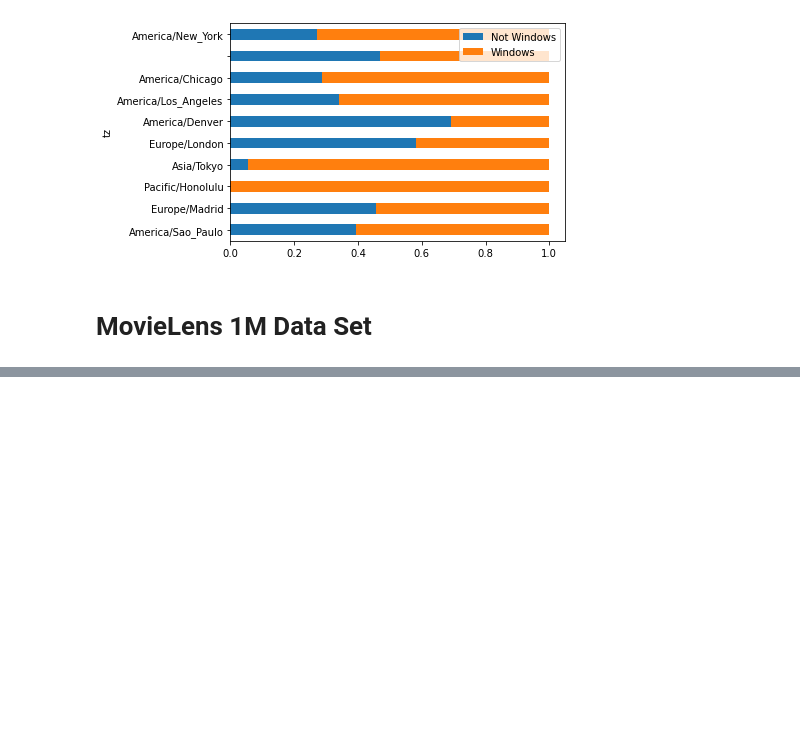
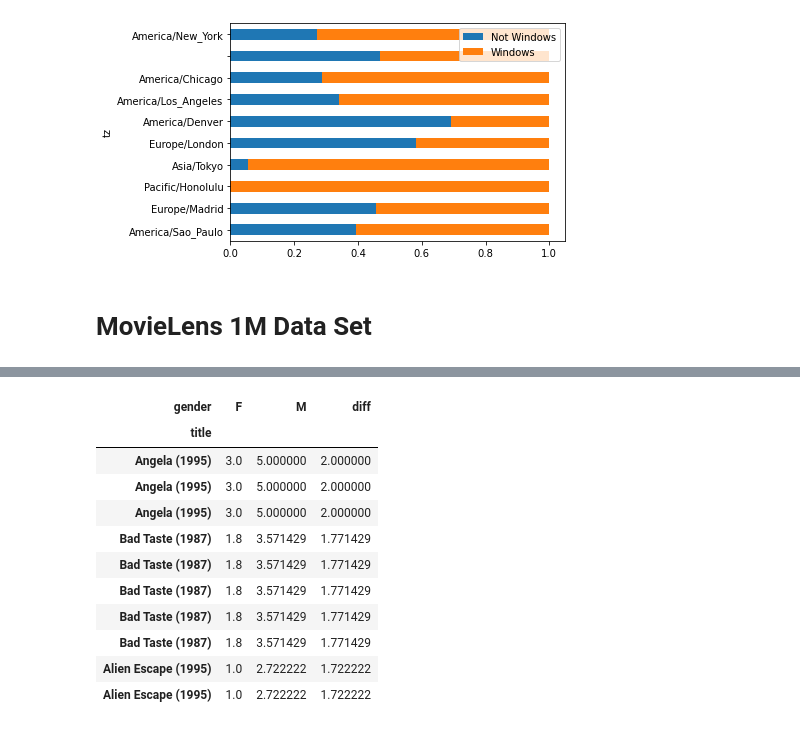
Before and after one commit to steingartpeter/ANACONDA, a Jupyter notebook: wes_mck_pyt_data.ipynb, the cells around one changed output, grey strips where cells are left out. Drawn from its saved outputs; the diff is of its cells as text; code cells hidden in the pictures; blank space fills up the shorter version.

```diff
--- a/wes_mck_pyt_data.ipynb
+++ b/wes_mck_pyt_data.ipynb
@@ -269,0 +323,4 @@ normed_subset.plot(kind='barh',stacked=True)
+# %%
+# What if, we want to work only with the movies, which have more than 250 ratings?
+# first we should count the ratings by title => groupby
+title_ratings = data.groupby('title').size()
@@ -269,0 +353,3 @@ normed_subset.plot(kind='barh',stacked=True)
+# %%
+# Now we can use this list to filter the mean_ratings list
+mean_ratings = mean_ratings.iloc[title_ratings]
@@ -269,0 +372,4 @@ normed_subset.plot(kind='barh',stacked=True)
+# %%
+# Now I'd like to know what is the preferred titles of the girls, so
+# it would be nice to order the list according the F column in descending order
+mean_ratings = mean_ratings.sort_values('F',ascending=False)
@@ -269,0 +391,22 @@ normed_subset.plot(kind='barh',stacked=True)
+# %%
+# Now I w'd like to know, which titles are the most divasive between genders, so what were mostly favred by
+# men but least favored (hated) by women, or the contrary
+# for this we may should have a difference column!
+mean_ratings['diff'] = mean_ratings['M'] - mean_ratings['F']
+# %%
+# now lets sort as we did before:
+mean_ratings = mean_ratings.sort_values('diff',ascending=False)
+mean_ratings[:10]
+# %% [output]
+| gender | F | M | diff |
+| title |  |  |  |
+| Angela (1995) | 3.0 | 5.000000 | 2.000000 |
+| Angela (1995) | 3.0 | 5.000000 | 2.000000 |
+| Angela (1995) | 3.0 | 5.000000 | 2.000000 |
+| Bad Taste (1987) | 1.8 | 3.571429 | 1.771429 |
+| Bad Taste (1987) | 1.8 | 3.571429 | 1.771429 |
+| Bad Taste (1987) | 1.8 | 3.571429 | 1.771429 |
+| Bad Taste (1987) | 1.8 | 3.571429 | 1.771429 |
+| Bad Taste (1987) | 1.8 | 3.571429 | 1.771429 |
+| Alien Escape (1995) | 1.0 | 2.722222 | 1.722222 |
+| Alien Escape (1995) | 1.0 | 2.722222 | 1.722222 |
```
Also changed, not shown: parts of 18 cells of this notebook, 4 other files.
